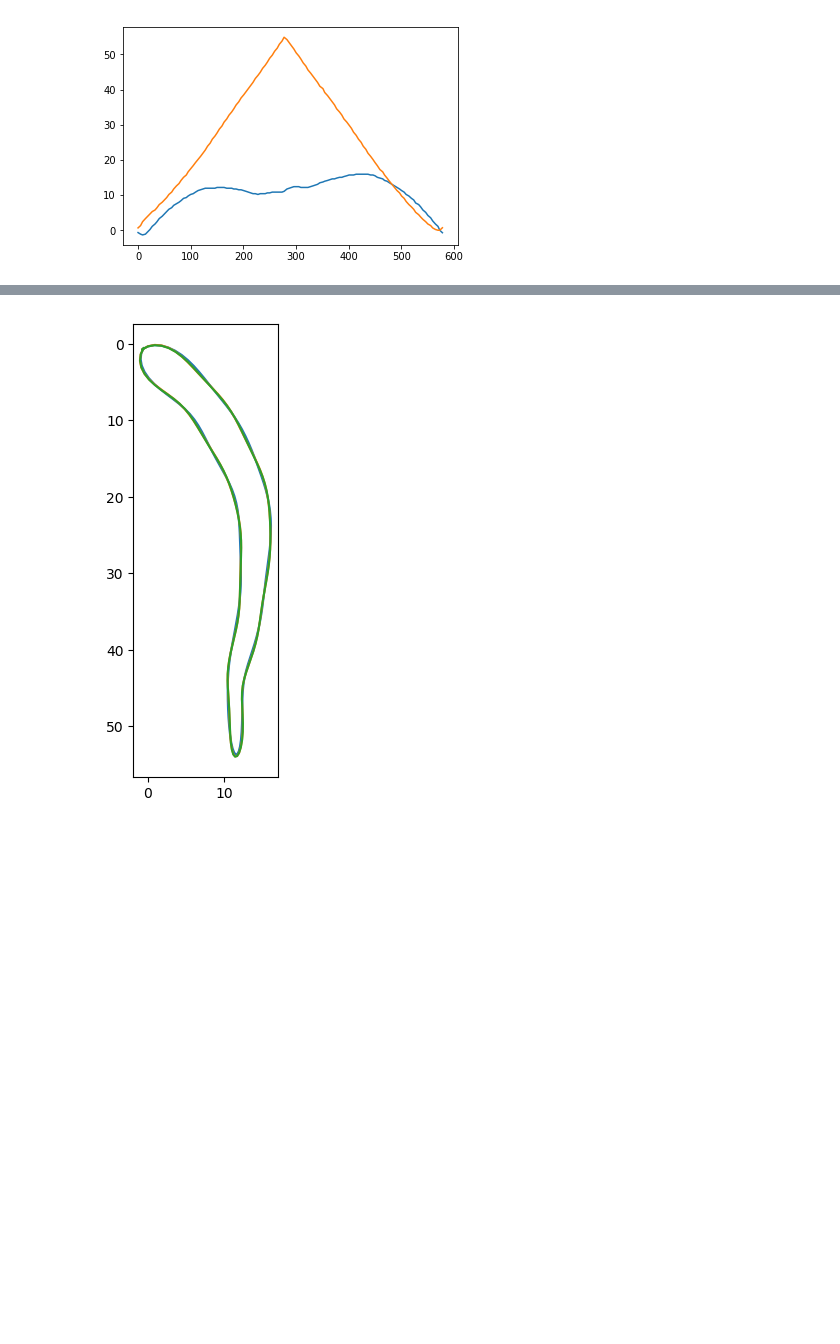
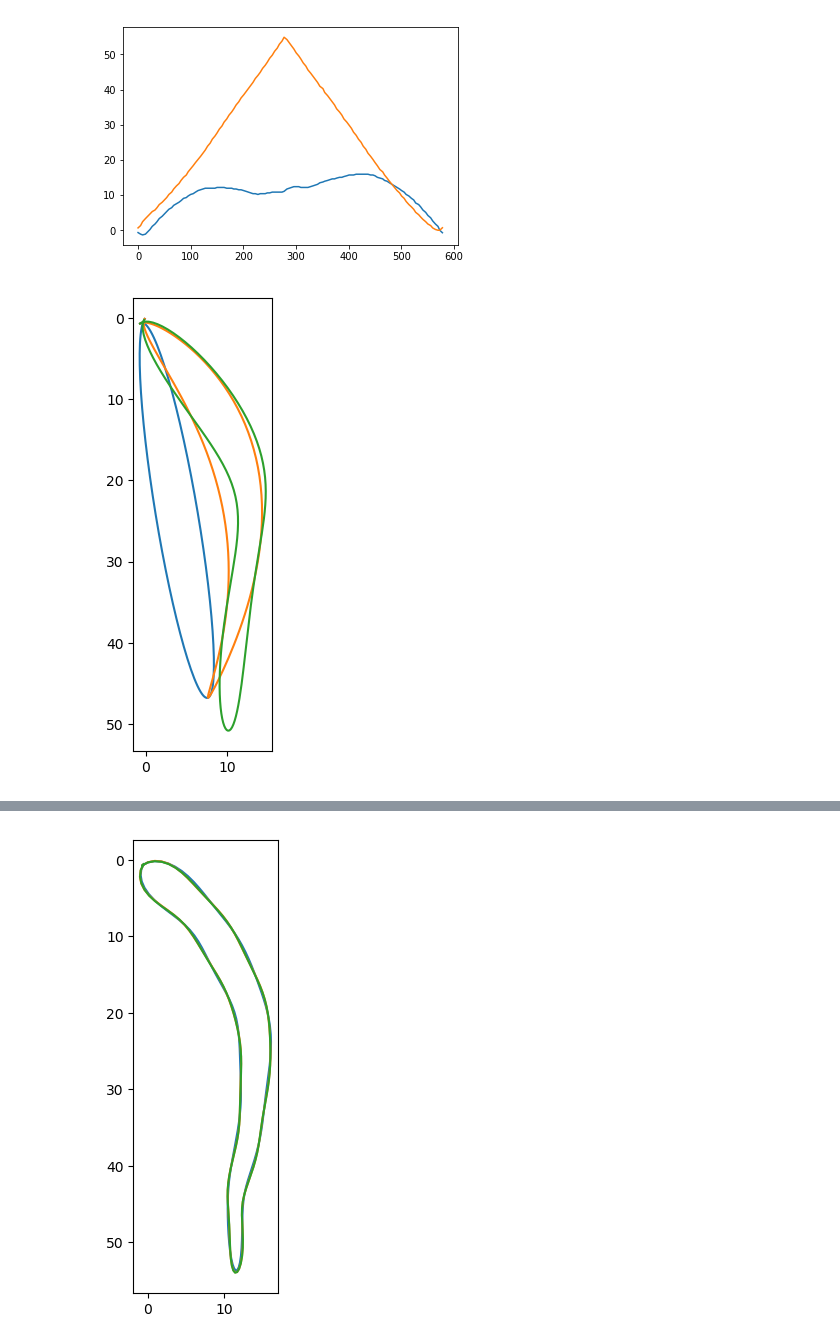
Before and after one commit to iciromaco/RL2nd, a Jupyter notebook: （形状記述）P型フーリエ記述子.ipynb, the cells around one changed output, grey strips where cells are left out. Cells and saved outputs as stored; diff of their text form; code cells hidden in the pictures; blank space fills up the shorter version.

```diff
--- a/（形状記述）P型フーリエ記述子.ipynb
+++ b/（形状記述）P型フーリエ記述子.ipynb
@@ -501,6 +501,24 @@ plt.plot([lengs[i] for i in s_indexies],z.imag)
 # %% [output]
 [<matplotlib.lines.Line2D at 0x...>]
 [figure]
+# %%
+#  ローパスフィルタを通してフーリエ逆変換
+plt.figure(figsize=(6,6),dpi=100)
+plt.gca().set_aspect('equal', adjustable='box')
+plt.gca().invert_yaxis()
+
+for  cutn  in range(2,5):
+    W_cut = W.copy()
+    W_cut[cutn:1-cutn]=0
+    w_ifft = np.fft.ifft(W_cut)
+    z =[w_ifft[0]]
+    for i in range(1,len(w_ifft)):
+        s = z[-1]+ w_ifft[i]
+        z.append(s)
+    z = np.array(z)
+    plt.plot(z.real,z.imag)
+# %% [output]
+[figure, added]
 # %%
 #  ローパスフィルタを通してフーリエ逆変換
 plt.figure(figsize=(6,6),dpi=100)
```
Also changed, not shown: parts of 1 cell of this notebook.
